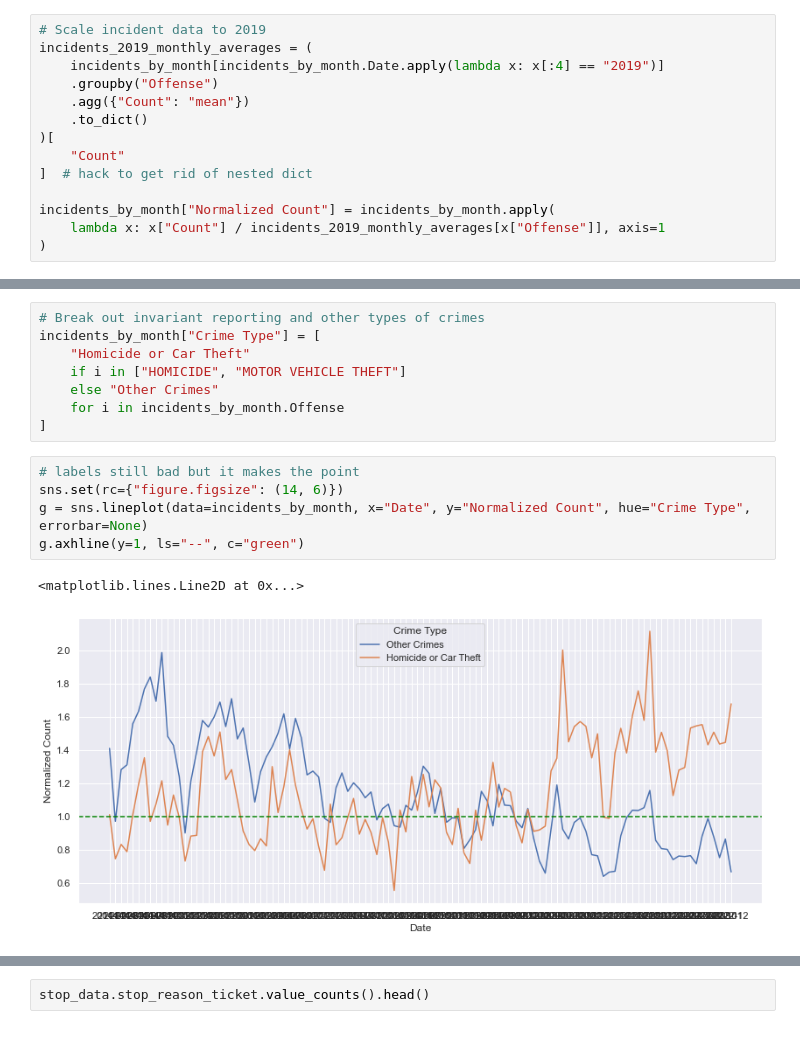
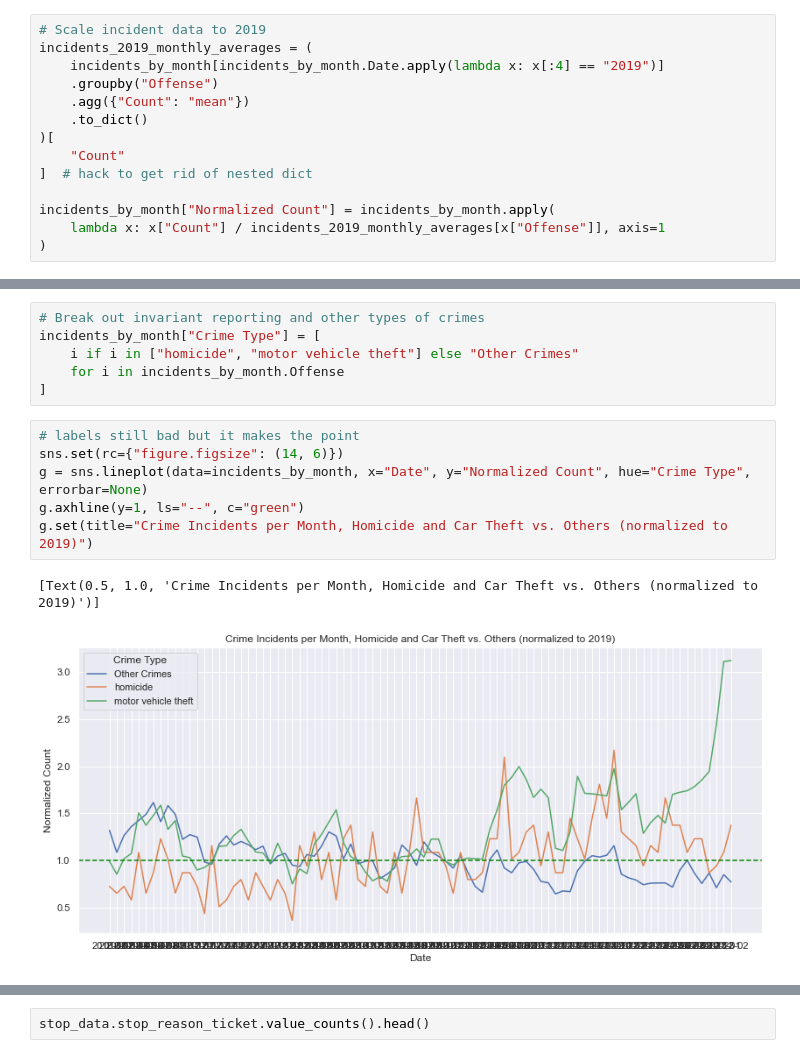
Before and after one commit to taylorterry3/dc_crime, a Jupyter notebook: notebooks/DC_MPD_Crime_stats.ipynb, the cells around one changed output, grey strips where cells are left out. Drawn from its saved outputs; the diff is of its cells as text.

```diff
--- a/notebooks/DC_MPD_Crime_stats.ipynb
+++ b/notebooks/DC_MPD_Crime_stats.ipynb
@@ -203,19 +208,18 @@ g = sns.lineplot(data=incidents_by_month, x="Date", y="Normalized Count", hue="O
-# %%
-# Break out invariant reporting and other types of crimes
-incidents_by_month["Crime Type"] = [
-    "Homicide or Car Theft"
-    if i in ["HOMICIDE", "MOTOR VEHICLE THEFT"]
-    else "Other Crimes"
-    for i in incidents_by_month.Offense
-]
-# %%
-# labels still bad but it makes the point
-sns.set(rc={"figure.figsize": (14, 6)})
-g = sns.lineplot(data=incidents_by_month, x="Date", y="Normalized Count", hue="Crime Type", errorbar=None)
-g.axhline(y=1, ls="--", c="green")
-# %% [output]
-<matplotlib.lines.Line2D at 0x...>
-[figure, removed]
+# %%
+# Break out invariant reporting and other types of crimes
+incidents_by_month["Crime Type"] = [
+    i if i in ["homicide", "motor vehicle theft"] else "Other Crimes"
+    for i in incidents_by_month.Offense
+]
+# %%
+# labels still bad but it makes the point
+sns.set(rc={"figure.figsize": (14, 6)})
+g = sns.lineplot(data=incidents_by_month, x="Date", y="Normalized Count", hue="Crime Type", errorbar=None)
+g.axhline(y=1, ls="--", c="green")
+g.set(title="Crime Incidents per Month, Homicide and Car Theft vs. Others (normalized to 2019)")
+# %% [output]
+[Text(0.5, 1.0, 'Crime Incidents per Month, Homicide and Car Theft vs. Others (normalized to 2019)')]
+[figure, added]
 # %%
 # facet grid of all offense types
 sns.set(rc={"figure.figsize": (14, 6)})
```
Also changed, not shown: parts of 39 cells of this notebook, 5 other files.
